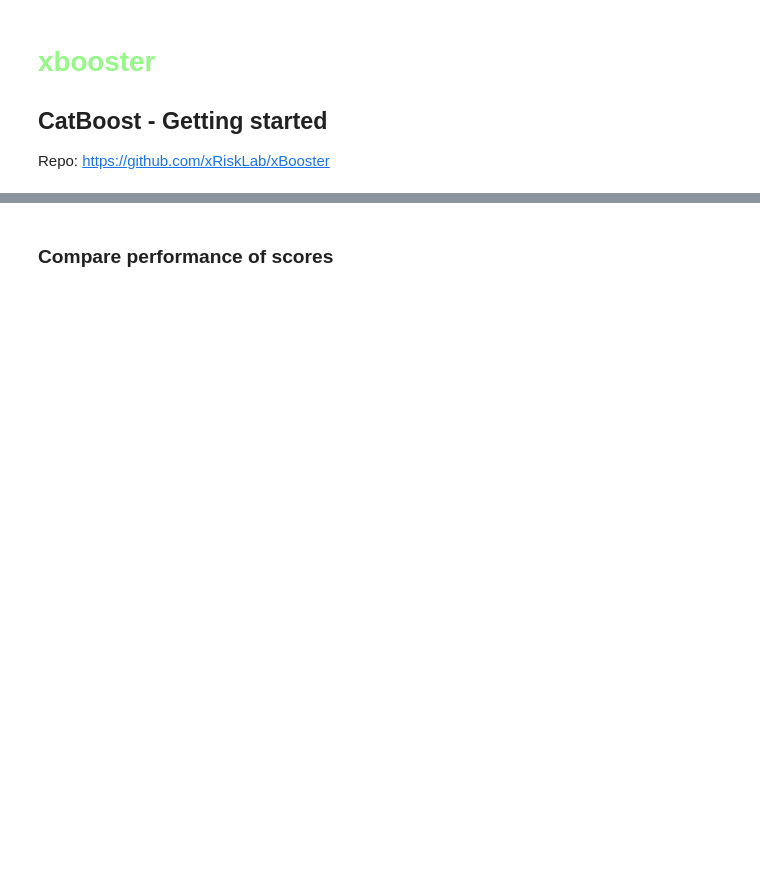
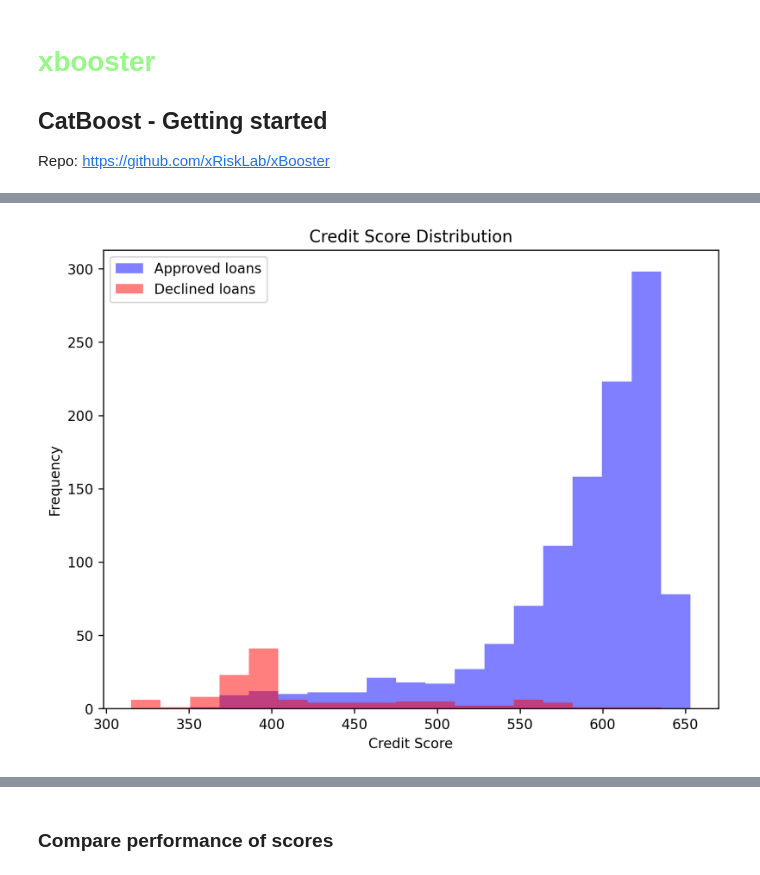
Before and after one commit to xRiskLab/xBooster, a Jupyter notebook: examples/catboost-getting-started.ipynb, the cells around one changed output, grey strips where cells are left out. Cells and saved outputs as stored; diff of their text form; code cells hidden in the pictures; blank space fills up the shorter version.

```diff
--- a/examples/catboost-getting-started.ipynb
+++ b/examples/catboost-getting-started.ipynb
@@ -83,3 +102,38 @@ Raw Leaf Values:
+# %%
+import numpy as np
+from matplotlib import pyplot as plt
+%config InlineBackend.figure_format = 'retina'
+
+fig = plt.figure(figsize=(8, 6), dpi=120)
+ax = fig.add_subplot(111)
+
+# Create bins for the histogram
+score_min, score_max = points_scores.min(), points_scores.max()
+bins = np.linspace(score_min, score_max, 20)
+
+# plot score hist based on y == 1
+ax.hist(
+    points_scores[y == 1],
+    bins=bins,
+    color="blue",
+    alpha=0.5,
+    label="Approved loans"
+)
+# plot score hist based on y == 0
+ax.hist(
+    points_scores[y == 0],
+    bins=bins,
+    color="red",
+    alpha=0.5,
+    label="Declined loans"
+)
+ax.set_xlabel("Credit Score")
+ax.set_ylabel("Frequency")
+ax.set_title("Credit Score Distribution")
+ax.legend()
+plt.show()
+# %% [output]
+[figure, added]
 # %%
 model.plot_tree(tree_idx=0, pool=pool)
 # %% [output]
```
Also changed, not shown: parts of 3 cells of this notebook, 13 other files.
